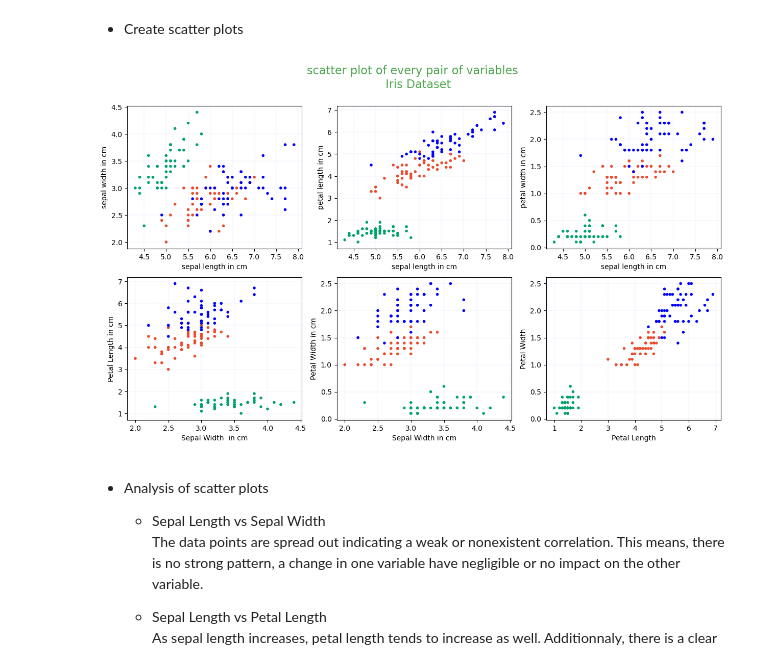
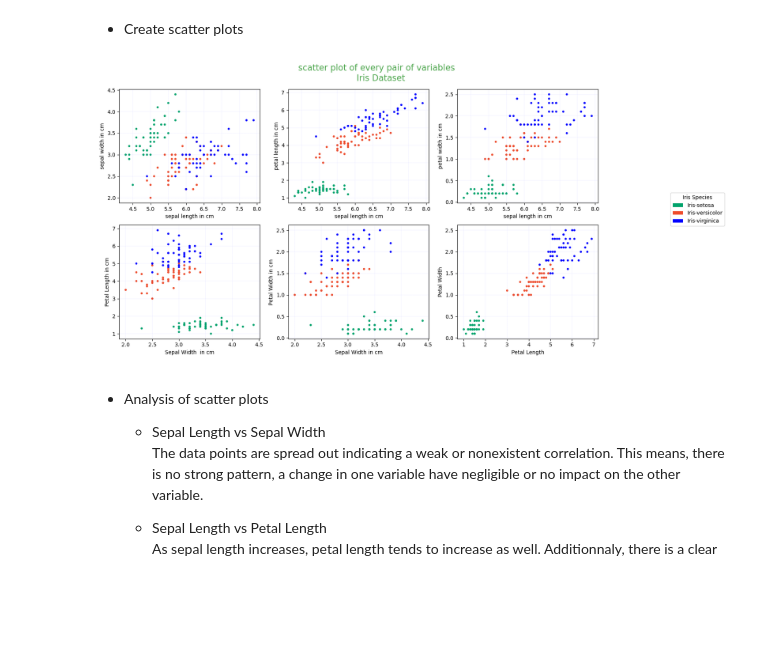
Before and after one commit to Maroua-El-Imame/pands-project, a Jupyter notebook: analysis.ipynb, the cells around one changed output. Cells and saved outputs as stored; diff of their text form; code cells hidden in the pictures; blank space fills up the shorter version.

```diff
--- a/analysis.ipynb
+++ b/analysis.ipynb
@@ -306,35 +308,46 @@ axs[0, 1].scatter(sepal_length, petal_length, marker='.',  c=colors)
 axs[0, 1].grid(color='blue', linestyle='--', linewidth=0.05)
 axs[0, 1].set_xlabel('sepal length in cm')
 axs[0, 1].set_ylabel('petal length in cm')
 
 # 3rd plot (Scatter plot of Sepal Length vs Petal Width) in 1st row,
 axs[0, 2].scatter(sepal_length, petal_width, marker='.',  c=colors)
 axs[0, 2].grid(color='blue', linestyle='--', linewidth=0.05)
 axs[0, 2].set_xlabel('sepal length in cm')
 axs[0, 2].set_ylabel('petal width in cm')
 
 # 1st plot (Scatter plot of Sepal Width vs Petal Length) in 2nd row
 axs[1, 0].scatter(sepal_width, petal_length, marker='.',  c=colors)
 axs[1, 0].grid(color='blue', linestyle='--', linewidth=0.05)
 axs[1, 0].set_xlabel('Sepal Width  in cm')
 axs[1, 0].set_ylabel('Petal Length in cm')
 
 # 2nd plot (Scatter plot of Sepal Width vs Petal Width ) in 2nd row
 axs[1, 1].scatter(sepal_width, petal_width, marker='.',  c=colors)
 axs[1, 1].grid(color='blue', linestyle='--', linewidth=0.05)
 axs[1, 1].set_xlabel('Sepal Width in cm')
 axs[1, 1].set_ylabel('Petal Width in cm')
 
 # 3rd plot (Scatter plot of Petal Length vs Petal Width) in 2nd row,
 axs[1, 2].scatter(petal_length, petal_width, marker='.',  c=colors)
 axs[1, 2].grid(color='blue', linestyle='--', linewidth=0.05)
 axs[1, 2].set_xlabel('Petal Length')
 axs[1, 2].set_ylabel('Petal Width')
 
+
+# create legend handles
+# reference : https://matplotlib.org/stable/gallery/text_labels_and_annotations/custom_legends.html
+legend_elements = [Patch(facecolor=color, label=label) for label, color in species_colors.items()]
+
+# make room so the legend doesn't overlap.
+plt.tight_layout(rect=[0, 0, 0.9, 1])
+
+# add legend to the right of the figure and centers it vertically
+fig.legend(handles=legend_elements, title='Iris Species', loc='center left', bbox_to_anchor=(1.01, 0.5))
+
 # save fig
-plt.savefig("scatter plots of each pair of Iris variables")
+plt.savefig("scatter plots of each pair of Iris variables", bbox_inches='tight', dpi=300)
 # %% [output]
-[figure, old version]
+[figure, new version]
 # %% [markdown]
 * Analysis of scatter plots
 
```
Also changed, not shown: parts of 3 cells of this notebook, 2 other files.
